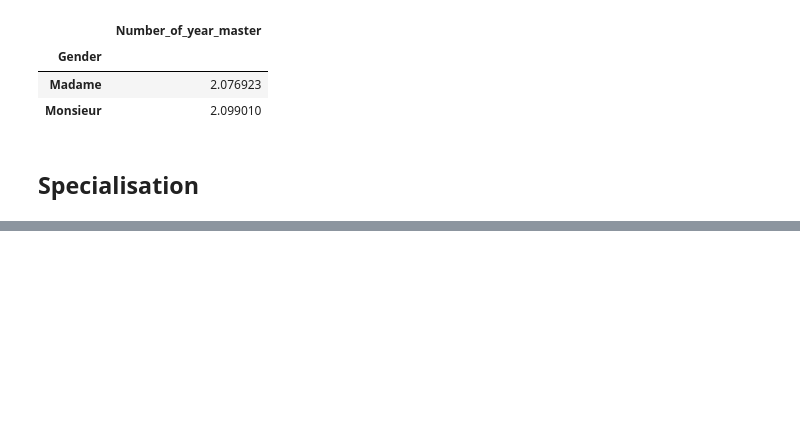
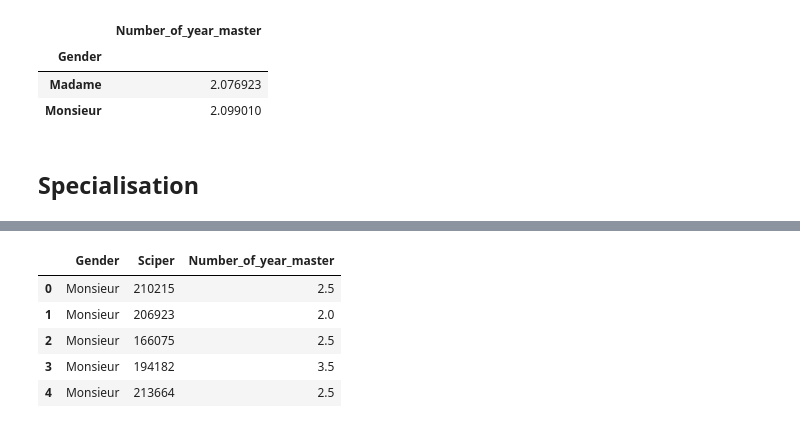
Before and after one commit to nathanquinteiro/ADA-Homework, a Jupyter notebook: 02 - Data from the Web/startMaster.j.ipynb, the cells around one changed output, grey strips where cells are left out. Saved outputs shown, nothing was run; the diff lists cells and outputs as text; code cells hidden in the pictures; blank space fills up the shorter version.

```diff
--- a/02 - Data from the Web/startMaster.j.ipynb
+++ b/02 - Data from the Web/startMaster.j.ipynb
@@ -582,0 +696,9 @@ tmp
+# %%
+master_duration_clean.head()
+# %% [output]
+|  | Gender | Sciper | Number_of_year_master |
+| 0 | Monsieur | 210215 | 2.5 |
+| 1 | Monsieur | 206923 | 2.0 |
+| 2 | Monsieur | 166075 | 2.5 |
+| 3 | Monsieur | 194182 | 3.5 |
+| 4 | Monsieur | 213664 | 2.5 |
```
Also changed, not shown: parts of 20 cells of this notebook.
